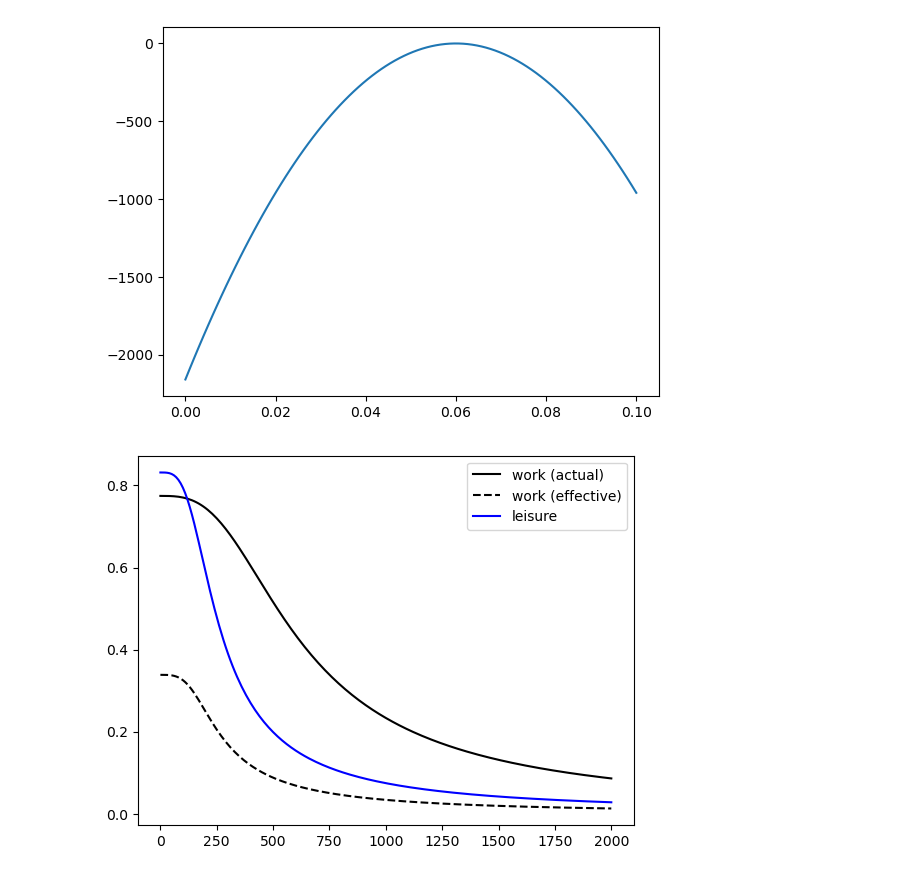
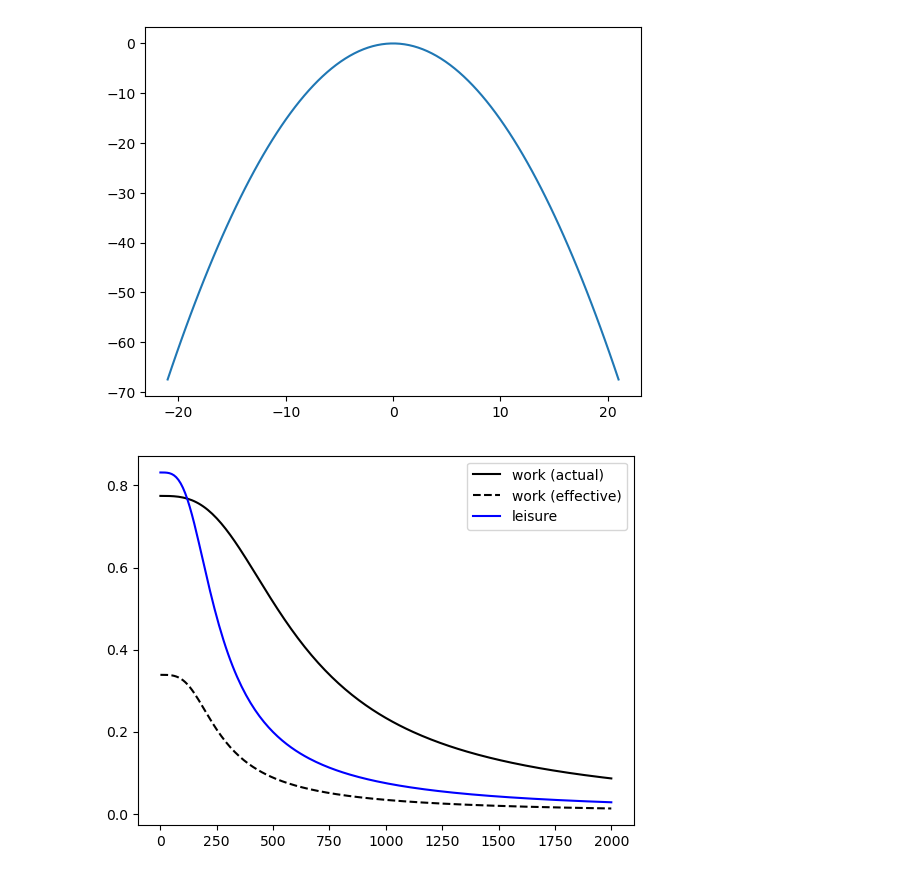
Before and after one commit to twallema/pyIEEM, a Jupyter notebook: notebooks/scratch-epidemic_model.ipynb, the cells around one changed output. Saved outputs shown, nothing was run; the diff lists cells and outputs as text; code cells hidden in the pictures.

```diff
--- a/notebooks/scratch-epidemic_model.ipynb
+++ b/notebooks/scratch-epidemic_model.ipynb
@@ -12,24 +12,24 @@ from pyIEEM.models.utils import initialize_epidemic_model
 # %%
 from scipy.stats import norm
 # %%
-mu = 0.06
-stdev = 0.005
-l = 30
+mu = 0
+stdev = 7
+l = 15
 
-x_list = np.linspace(0,0.10,100)
+x_list = np.linspace(-21,21,100)
 res=[]
 L2=[]
 for x in x_list:
     res.append(l*(norm.logpdf(x, loc = mu, scale = stdev)-norm.logpdf(mu, loc = mu, scale = stdev)))
     L2.append(-l*(x-mu)**2/mu)
 
 fig,ax=plt.subplots()
 ax.plot(x_list, res)
 #ax.plot(x_list, L2)
 plt.show()
 plt.close()
 # %% [output]
-[figure, old version]
+[figure, new version]
 # %%
 def max_utility_function(I_star, alpha, beta, gamma, delta, psi, m, RL, l0):
     max_work_actual = (((1-alpha)*m*l0*(1-RL)*(1-psi))/(alpha*beta*I_star**beta+0.3))**(1/(beta-1))
```
Also changed, not shown: 3 other files.
